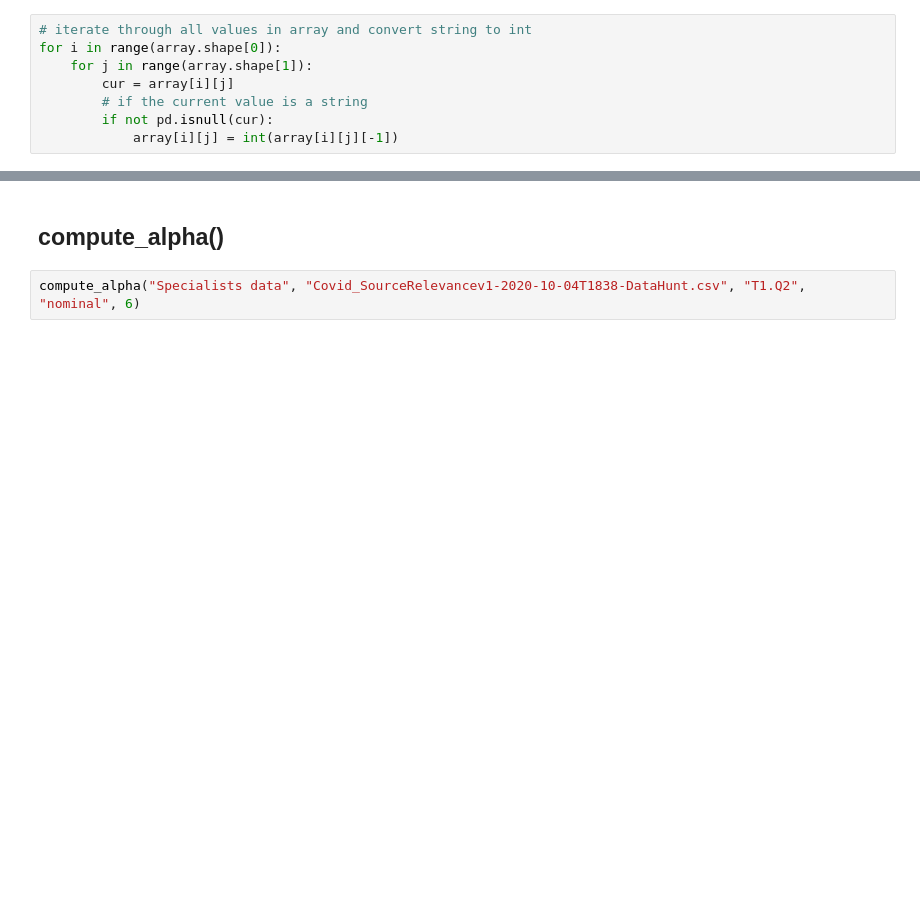
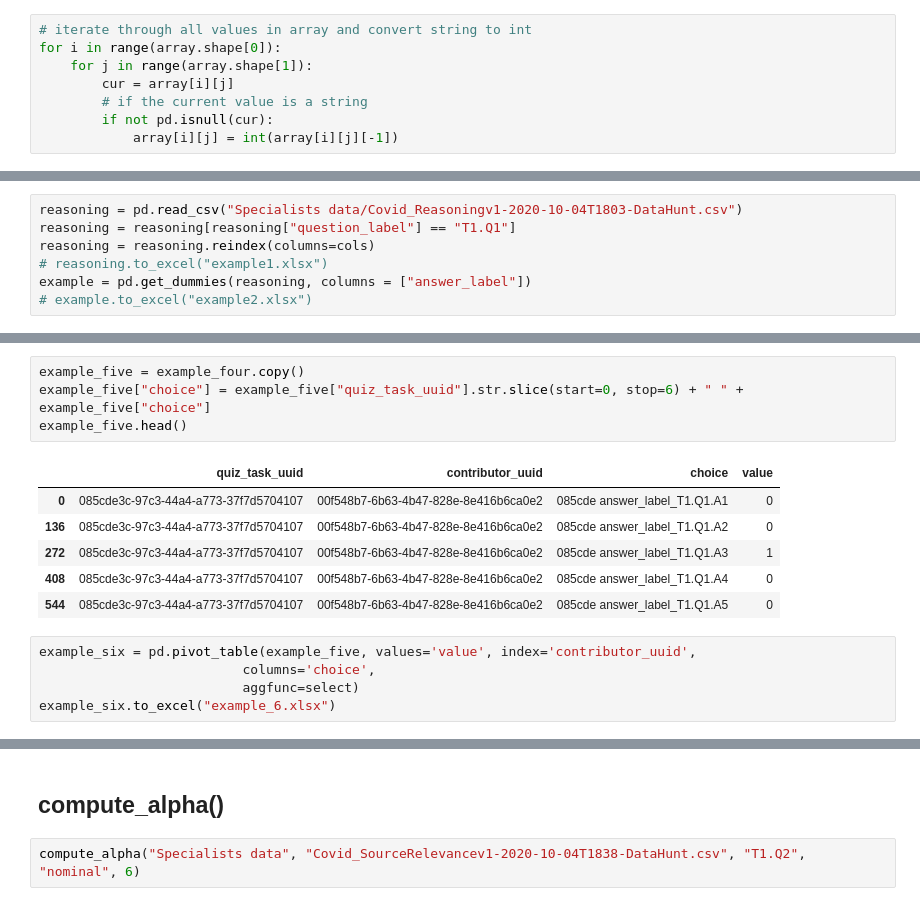
Before and after one commit to Hegelim/PE-Validation-Fall-20, a Jupyter notebook: Examples.ipynb, the cells around one changed output, grey strips where cells are left out. Cells and saved outputs as stored; diff of their text form; blank space fills up the shorter version.

```diff
--- a/Examples.ipynb
+++ b/Examples.ipynb
@@ -121,0 +128,7 @@ nan
+# %%
+reasoning = pd.read_csv("Specialists data/Covid_Reasoningv1-2020-10-04T1803-DataHunt.csv")
+reasoning = reasoning[reasoning["question_label"] == "T1.Q1"]
+reasoning = reasoning.reindex(columns=cols)
+# reasoning.to_excel("example1.xlsx")
+example = pd.get_dummies(reasoning, columns = ["answer_label"])
+# example.to_excel("example2.xlsx")
@@ -121,0 +147,16 @@ nan
+# %%
+example_five = example_four.copy()
+example_five["choice"] = example_five["quiz_task_uuid"].str.slice(start=0, stop=6) + " " + example_five["choice"]
+example_five.head()
+# %% [output]
+|  | quiz_task_uuid | contributor_uuid | choice | value |
+| 0 | 085cde3c-97c3-44a4-a773-37f7d5704107 | 00f548b7-6b63-4b47-828e-8e416b6ca0e2 | 085cde answer_label_T1.Q1.A1 | 0 |
+| 136 | 085cde3c-97c3-44a4-a773-37f7d5704107 | 00f548b7-6b63-4b47-828e-8e416b6ca0e2 | 085cde answer_label_T1.Q1.A2 | 0 |
+| 272 | 085cde3c-97c3-44a4-a773-37f7d5704107 | 00f548b7-6b63-4b47-828e-8e416b6ca0e2 | 085cde answer_label_T1.Q1.A3 | 1 |
+| 408 | 085cde3c-97c3-44a4-a773-37f7d5704107 | 00f548b7-6b63-4b47-828e-8e416b6ca0e2 | 085cde answer_label_T1.Q1.A4 | 0 |
+| 544 | 085cde3c-97c3-44a4-a773-37f7d5704107 | 00f548b7-6b63-4b47-828e-8e416b6ca0e2 | 085cde answer_label_T1.Q1.A5 | 0 |
+# %%
+example_six = pd.pivot_table(example_five, values='value', index='contributor_uuid',
+                          columns='choice',
+                          aggfunc=select)
+example_six.to_excel("example_6.xlsx")
```
Also changed, not shown: parts of 18 cells of this notebook, 7 other files.
